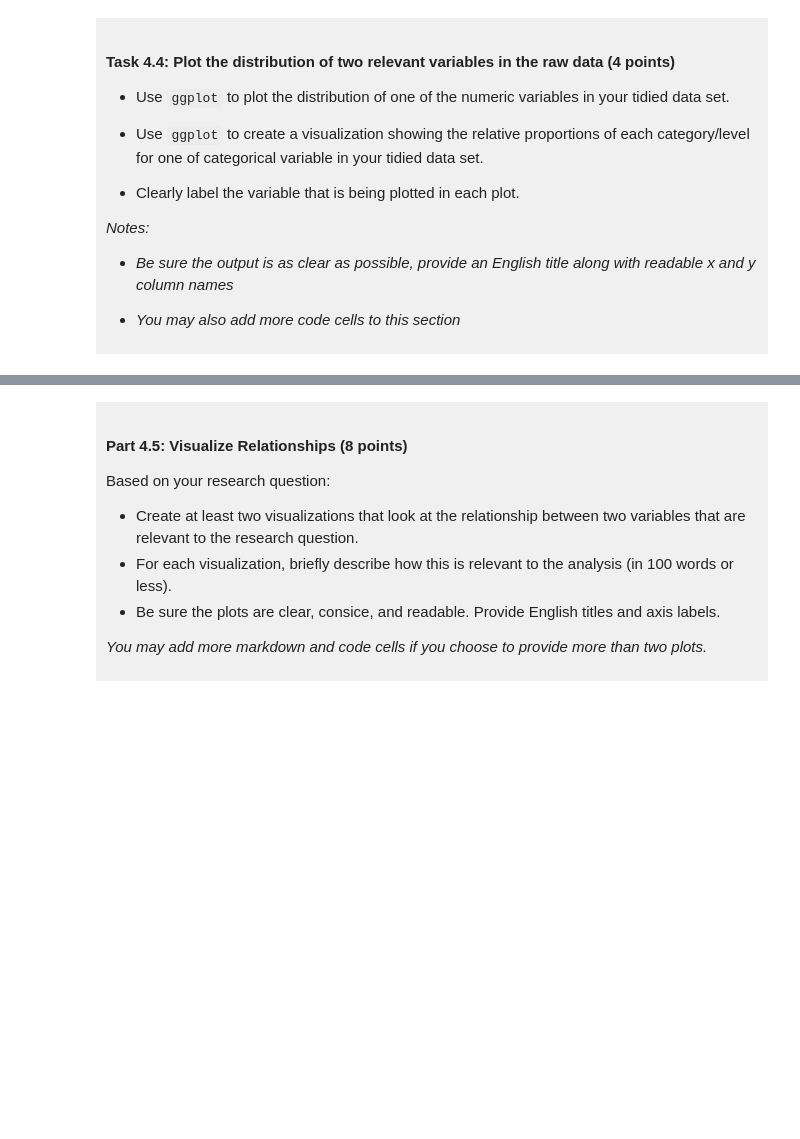
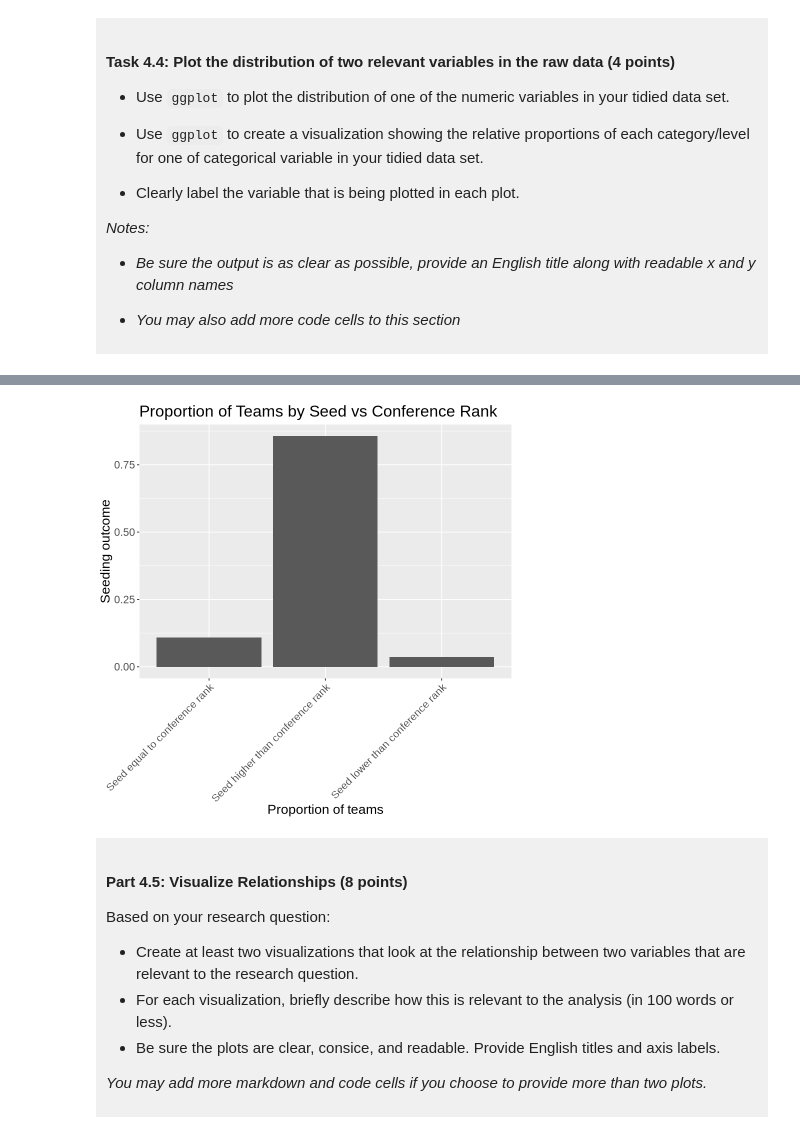
Before and after one commit to hjyynck/DSCI-100-004, a Jupyter notebook: dsci-100-project-notebook.ipynb, the cells around one changed output, grey strips where cells are left out. Saved outputs shown, nothing was run; the diff lists cells and outputs as text; code cells hidden in the pictures; blank space fills up the shorter version.

```diff
--- a/dsci-100-project-notebook.ipynb
+++ b/dsci-100-project-notebook.ipynb
@@ -311,5 +370,25 @@ You will refine your research question (if needed) and produce a tidy data set.
 # %%
-### EDIT THIS CODE CELL FOR PLOT 2 ###
+seeding_outcome <- march_data_tidied |>
+    mutate(outcome = case_when(seed_diff > 0 ~ "Seed higher than conference rank",
+                               seed_diff == 0 ~ "Seed equal to conference rank",
+                               seed_diff < 0 ~ "Seed lower than conference rank")) |>
+    group_by(outcome) |>
+    summarize(count = n()) |>
+    mutate(proportion = count / sum(count))
+
+seeding_outcome_plot <- ggplot(seeding_outcome, aes(x = outcome, y = proportion)) +
+    geom_bar(stat = "identity") +
+    labs(
+        x = "Proportion of teams",
+        y = "Seeding outcome",
+        title = "Proportion of Teams by Seed vs Conference Rank"
+    ) +
+    theme(text = element_text(size = 16),
+          axis.text.x = element_text(angle = 45, hjust = 1))
+
+seeding_outcome_plot
+# %% [output]
+[figure, added]
 # %% [markdown]
 <div style="background-color: #f0f0f0; padding: 10px;">
 
```
Also changed, not shown: parts of 11 cells of this notebook.
